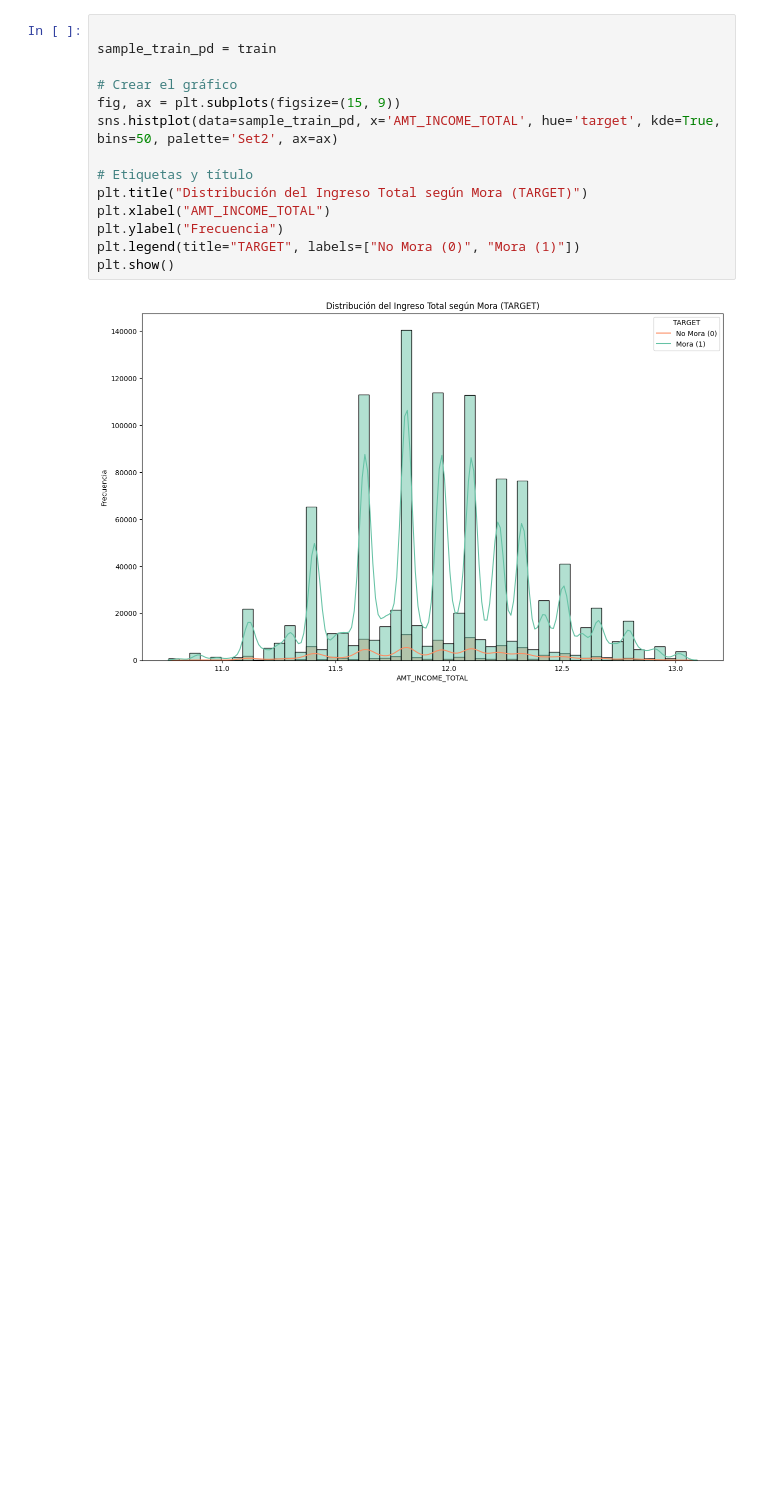
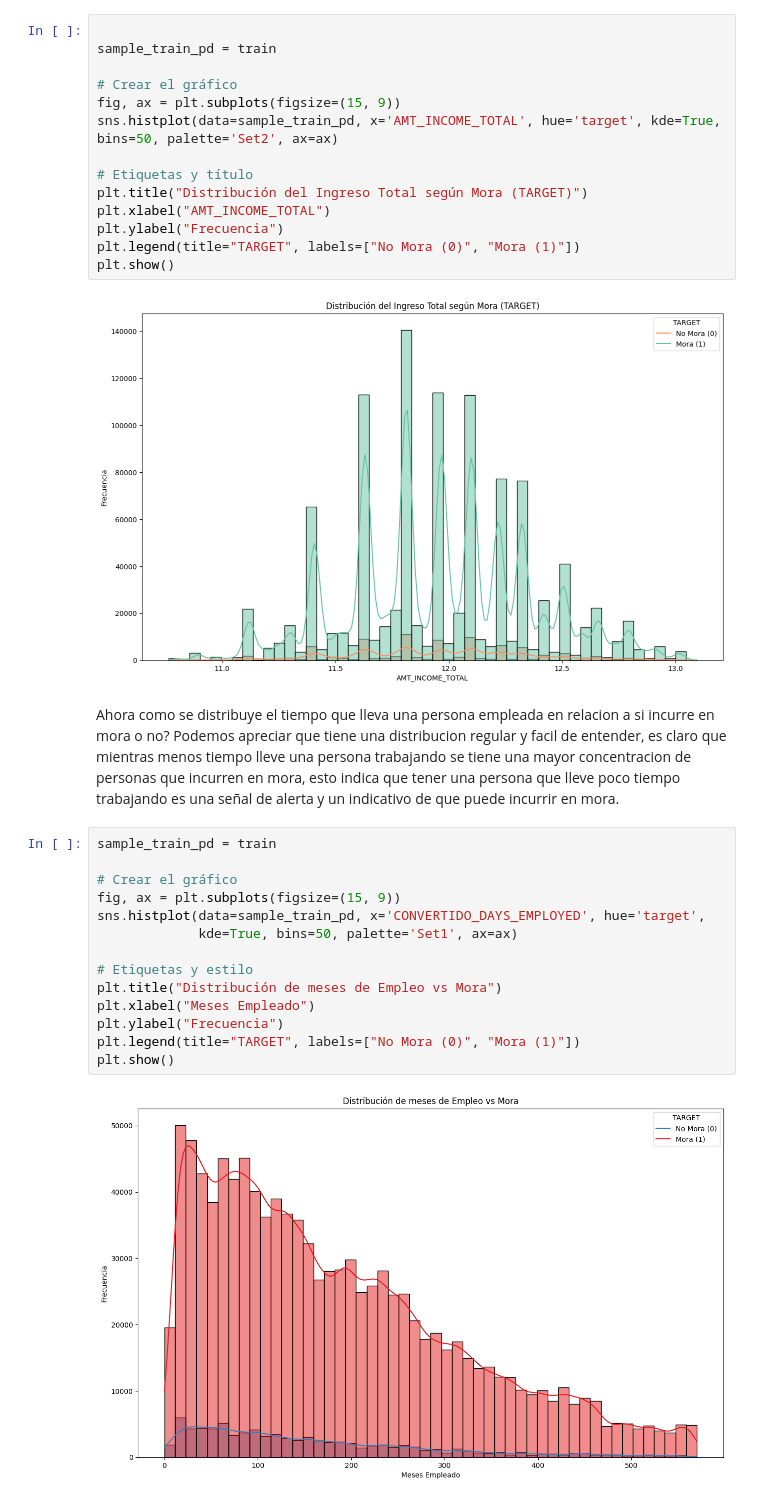
Before and after one commit to spereze27/Analysis-home-credit-default-risk, a Jupyter notebook: EDA.ipynb, the cells around one changed output. Cells and saved outputs as stored; diff of their text form; blank space fills up the shorter version.

```diff
--- a/EDA.ipynb
+++ b/EDA.ipynb
@@ -159,3 +159,22 @@ plt.legend(title="TARGET", labels=["No Mora (0)", "Mora (1)"])
 plt.show()
 # %% [output]
 [figure]
+# %% [markdown]
+Ahora como se distribuye el tiempo que lleva una persona empleada en relacion a si incurre en mora o no?
+Podemos apreciar que tiene una distribucion regular y facil de entender, es claro que mientras menos tiempo lleve una persona trabajando se tiene una mayor concentracion de personas que incurren en mora, esto indica que tener una persona que lleve poco tiempo trabajando es una señal de alerta y un indicativo de que puede incurrir en mora.
+# %%
+sample_train_pd = train
+
+# Crear el gráfico
+fig, ax = plt.subplots(figsize=(15, 9))
+sns.histplot(data=sample_train_pd, x='CONVERTIDO_DAYS_EMPLOYED', hue='target',
+             kde=True, bins=50, palette='Set1', ax=ax)
+
+# Etiquetas y estilo
+plt.title("Distribución de meses de Empleo vs Mora")
+plt.xlabel("Meses Empleado")
+plt.ylabel("Frecuencia")
+plt.legend(title="TARGET", labels=["No Mora (0)", "Mora (1)"])
+plt.show()
+# %% [output]
+[figure, added]
```
